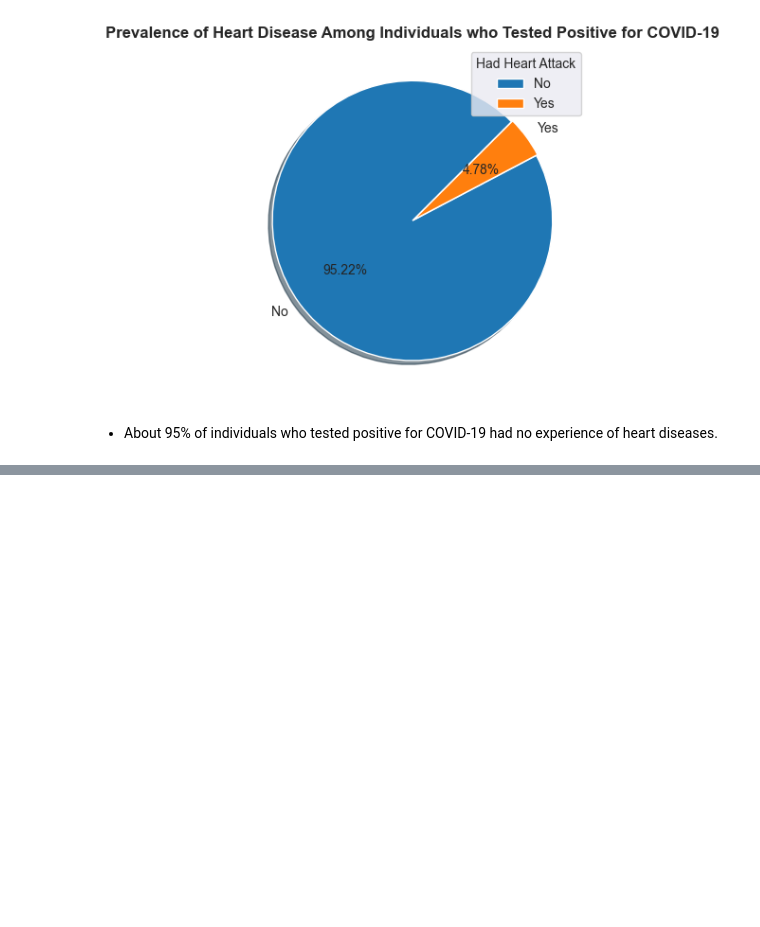
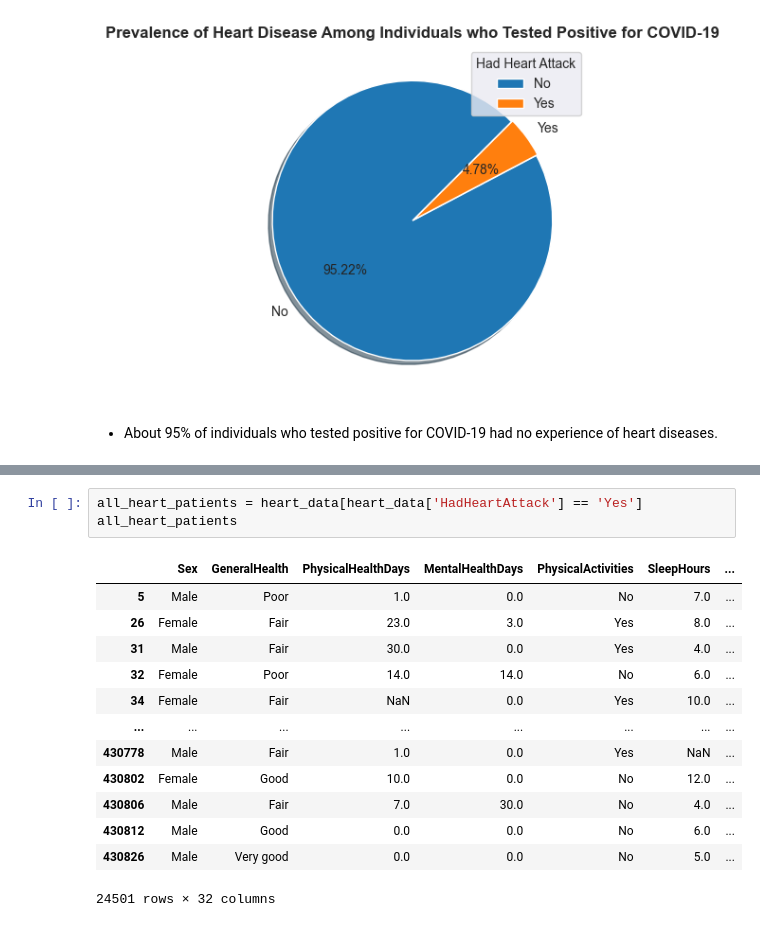
Before and after one commit to ali-bin-kashif/heart-disease-healthcare-data-analysis, a Jupyter notebook: heart_indicator_data_analysis.ipynb, the cells around one changed output, grey strips where cells are left out. Drawn from its saved outputs; the diff is of its cells as text; blank space fills up the shorter version.

```diff
--- a/heart_indicator_data_analysis.ipynb
+++ b/heart_indicator_data_analysis.ipynb
@@ -1717,0 +1685,17 @@ plt.show()
+# %%
+all_heart_patients = heart_data[heart_data['HadHeartAttack'] == 'Yes']
+all_heart_patients
+# %% [output]
+|  | Sex | GeneralHealth | PhysicalHealthDays | MentalHealthDays | PhysicalActivities | SleepHours | ... |
+| 5 | Male | Poor | 1.0 | 0.0 | No | 7.0 | ... |
+| 26 | Female | Fair | 23.0 | 3.0 | Yes | 8.0 | ... |
+| 31 | Male | Fair | 30.0 | 0.0 | Yes | 4.0 | ... |
+| 32 | Female | Poor | 14.0 | 14.0 | No | 6.0 | ... |
+| 34 | Female | Fair | NaN | 0.0 | Yes | 10.0 | ... |
+| ... | ... | ... | ... | ... | ... | ... | ... |
+| 430778 | Male | Fair | 1.0 | 0.0 | Yes | NaN | ... |
+| 430802 | Female | Good | 10.0 | 0.0 | No | 12.0 | ... |
+| 430806 | Male | Fair | 7.0 | 30.0 | No | 4.0 | ... |
+| 430812 | Male | Good | 0.0 | 0.0 | No | 6.0 | ... |
+| 430826 | Male | Very good | 0.0 | 0.0 | No | 5.0 | ... |
+24501 rows × 32 columns
```
Also changed, not shown: parts of 17 cells of this notebook.
